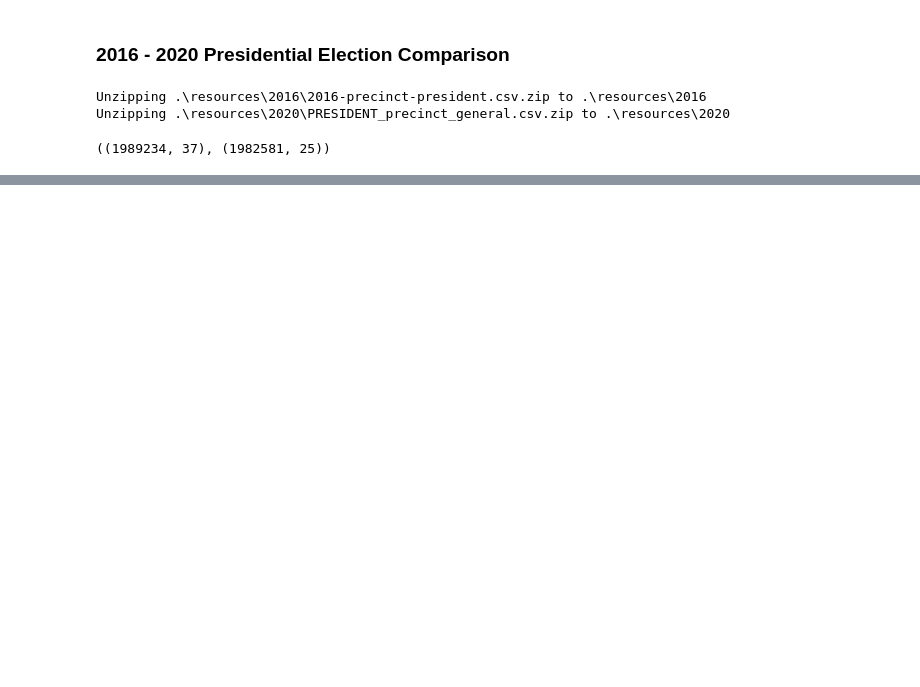
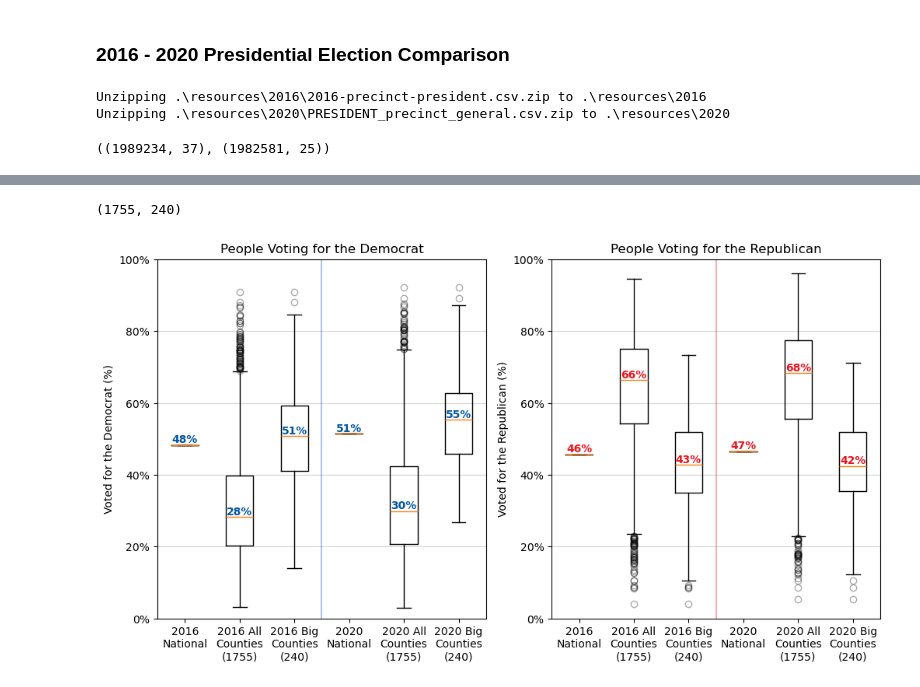
Before and after one commit to rmathena79/democracy, a Jupyter notebook: democracy.ipynb, the cells around one changed output, grey strips where cells are left out. Saved outputs shown, nothing was run; the diff lists cells and outputs as text; code cells hidden in the pictures; blank space fills up the shorter version.

Commit message:
The final data correction?

```diff
--- a/democracy.ipynb
+++ b/democracy.ipynb
@@ -134,6 +106,13 @@ array(['BRIAN T CARROLL', 'JOSEPH R BIDEN', 'JO JORGENSEN',
 c_2016_df = raw_2016_df.copy()
 c_2020_df = raw_2020_df.copy()
 print("Initial:                 ", c_2016_df.shape, c_2020_df.shape)
+
+# The 2016 data includes votes for a variety of "offices" with values such as "Straight Ticket",
+# and "Unopposed Candidates". I'm not sure exactly what those mean, but the final count is a lot
+# closer to the official value without them:
+c_2016_df = c_2016_df.loc[c_2016_df["office"] == "US President"]
+c_2020_df = c_2020_df.loc[c_2020_df["office"] == "US PRESIDENT"]
+print("Drop other offices:      ", c_2016_df.shape, c_2020_df.shape)
 
 # For reasons I do not fathom, there are a lot of -1 votes for various candidates,
 # espescially in New Mexico. I have not been able to find out why, so I'm simply dropping them.
@@ -281,6 +298,8 @@ big_counties_df = combo_df.loc[combo_df["total_2016"] >= COUNTY_CARE_COUNT].loc[
 county_count = len(combo_df["county"].unique())
 big_county_count = len(big_counties_df["county"].unique())
 county_count, big_county_count
+# %% [output]
+(1755, 240)
 # %%
 # I have a lot of boxplots, and this little function is for adding median values as text
 # just above the median line in the box:
@@ -299,33 +318,36 @@ def plot_result_comparisons(subplot, candidate_str, title, color):
     national_pct_2020 = national_gb["votes_2020"][candidate_str] / national_gb["votes_2020"].sum()
 
     combo_slice = combo_df.loc[combo_df["candidate"] == candidate_str]
     big_slice = big_counties_df.loc[big_counties_df["candidate"] == candidate_str]
 
     subplot.yaxis.set_major_formatter(mpl.ticker.StrMethodFormatter("{x:.0%}"))
 
     subplot.boxplot(
             [national_pct_2016, combo_slice["pct_2016"], big_slice["pct_2016"],
              national_pct_2020, combo_slice["pct_2020"], big_slice["pct_2020"]],
             tick_labels = ["2016\nNational", f"2016 All\nCounties\n({county_count})", f"2016 Big\nCounties\n({big_county_count})",
                            "2020\nNational", f"2020 All\nCounties\n({county_count})", f"2020 Big\nCounties\n({big_county_count})"],
             flierprops= {"alpha": 0.33} )
     subplot.set_title(f"People Voting for {title}")
     subplot.set_ylabel(f"Voted for {title} (%)")
     subplot.set_ylim((0,1))
     subplot.grid(axis="y", which="major", color="lightgrey")
+    subplot.axvline(3.5, color=color, alpha=0.33)
 
     add_percent_above_value(subplot, 1, subplot.get_ylim(), national_pct_2016, color=color)
     add_percent_above_value(subplot, 2, subplot.get_ylim(), combo_slice["pct_2016"].median(), color=color)
     add_percent_above_value(subplot, 3, subplot.get_ylim(), big_slice["pct_2016"].median(), color=color)
     add_percent_above_value(subplot, 4, subplot.get_ylim(), national_pct_2020, color=color)
     add_percent_above_value(subplot, 5, subplot.get_ylim(), combo_slice["pct_2020"].median(), color=color)
     add_percent_above_value(subplot, 6, subplot.get_ylim(), big_slice["pct_2020"].median(), color=color)
 
 # Side-by-size boxplots for results for both major candidates:
 fig, (ax1, ax2) = plt.subplots(nrows=1,ncols=2,figsize=(12,6))
 plot_result_comparisons(ax1, "the dem", "the Democrat", COLOR_DEM_BLUE)
 plot_result_comparisons(ax2, "trump", "the Republican", COLOR_REP_RED)
 plt.show()
+# %% [output]
+[figure, added]
 # %%
 # Show a boxplot for people voting for "other" candidates, meaning anyone but the two
 # main party nominees, in 2016 and 2020.
```
Also changed, not shown: parts of 9 cells of this notebook, 1 other file.
